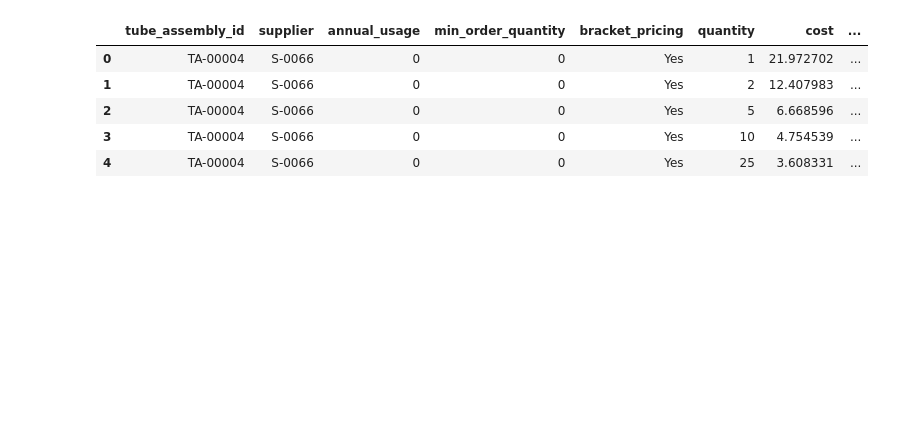
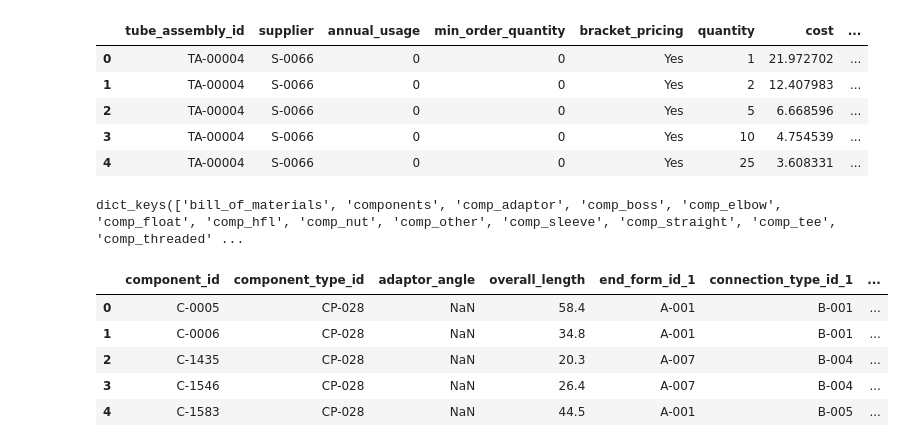
Before and after one commit to LambdaSchool/DS-Unit-2-Regression-2, a Jupyter notebook: Paul_K_Regression_2.ipynb, the cells around one changed output. Drawn from its saved outputs; the diff is of its cells as text; code cells hidden in the pictures; blank space fills up the shorter version.

```diff
--- a/Paul_K_Regression_2.ipynb
+++ b/Paul_K_Regression_2.ipynb
@@ -17,6 +18,6 @@ from sklearn.pipeline import make_pipeline
 # %%
 %matplotlib inline
-pd.set_option('display.max_columns', 100)
+pd.set_option('display.max_columns', 250)
 # %% [markdown]
 Begin examining, cleaning and organizing data.
 # %%
@@ -307,0 +292,13 @@ comp_hfl['hfl_material'] = comp_hfl['component_id']
+# %%
+data.keys()
+# %% [output]
+dict_keys(['bill_of_materials', 'components', 'comp_adaptor', 'comp_boss', 'comp_elbow', 'comp_float', 'comp_hfl', 'comp_nut', 'comp_other', 'comp_sleeve', 'comp_straight', 'comp_tee', 'comp_threaded' ...
+# %%
+data['comp_adaptor'].head()
+# %% [output]
+|  | component_id | component_type_id | adaptor_angle | overall_length | end_form_id_1 | connection_type_id_1 | ... |
+| 0 | C-0005 | CP-028 | NaN | 58.4 | A-001 | B-001 | ... |
+| 1 | C-0006 | CP-028 | NaN | 34.8 | A-001 | B-001 | ... |
+| 2 | C-1435 | CP-028 | NaN | 20.3 | A-007 | B-004 | ... |
+| 3 | C-1546 | CP-028 | NaN | 26.4 | A-007 | B-004 | ... |
+| 4 | C-1583 | CP-028 | NaN | 44.5 | A-001 | B-005 | ... |
```
Also changed, not shown: parts of 34 cells of this notebook.
